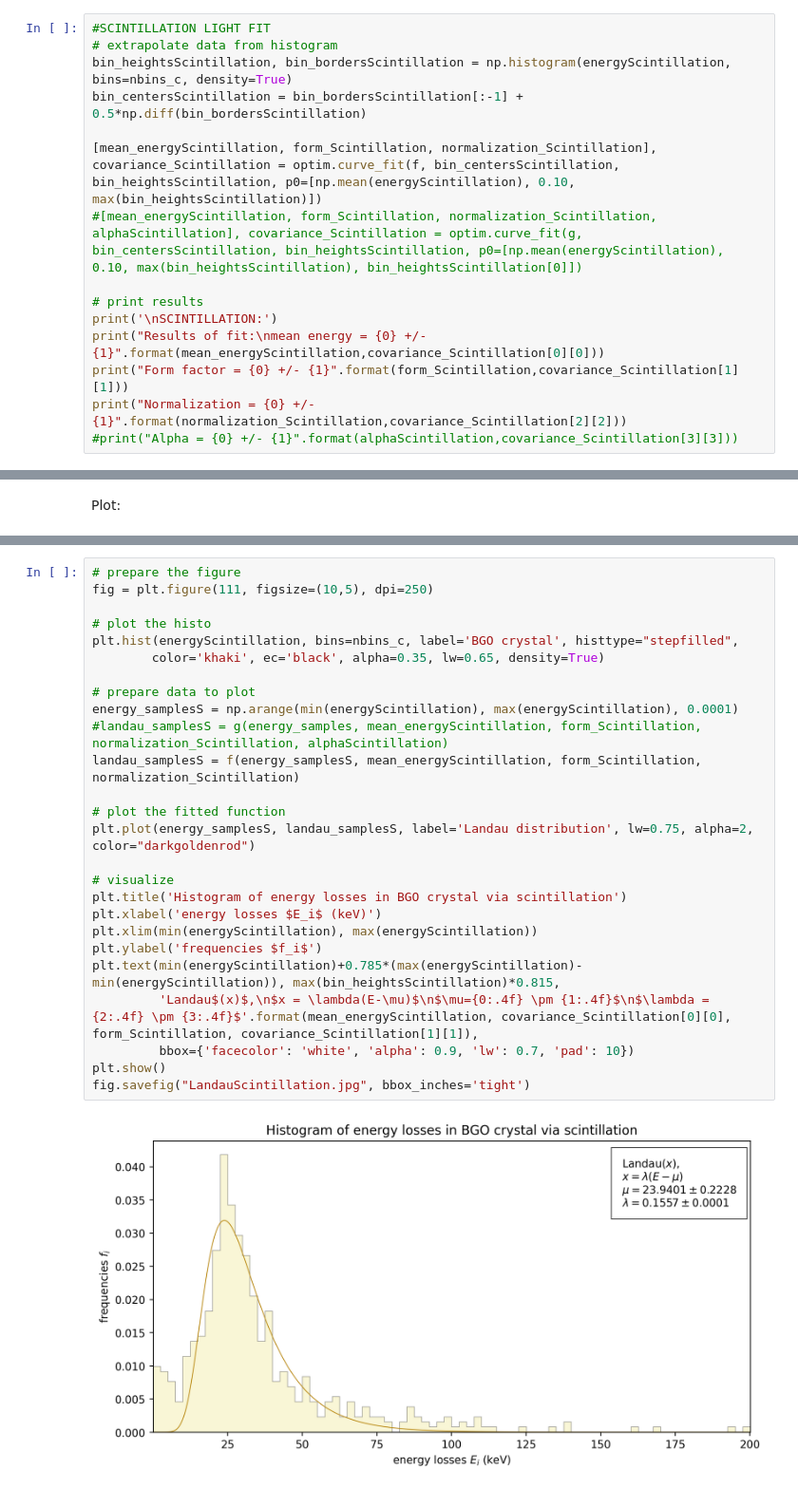
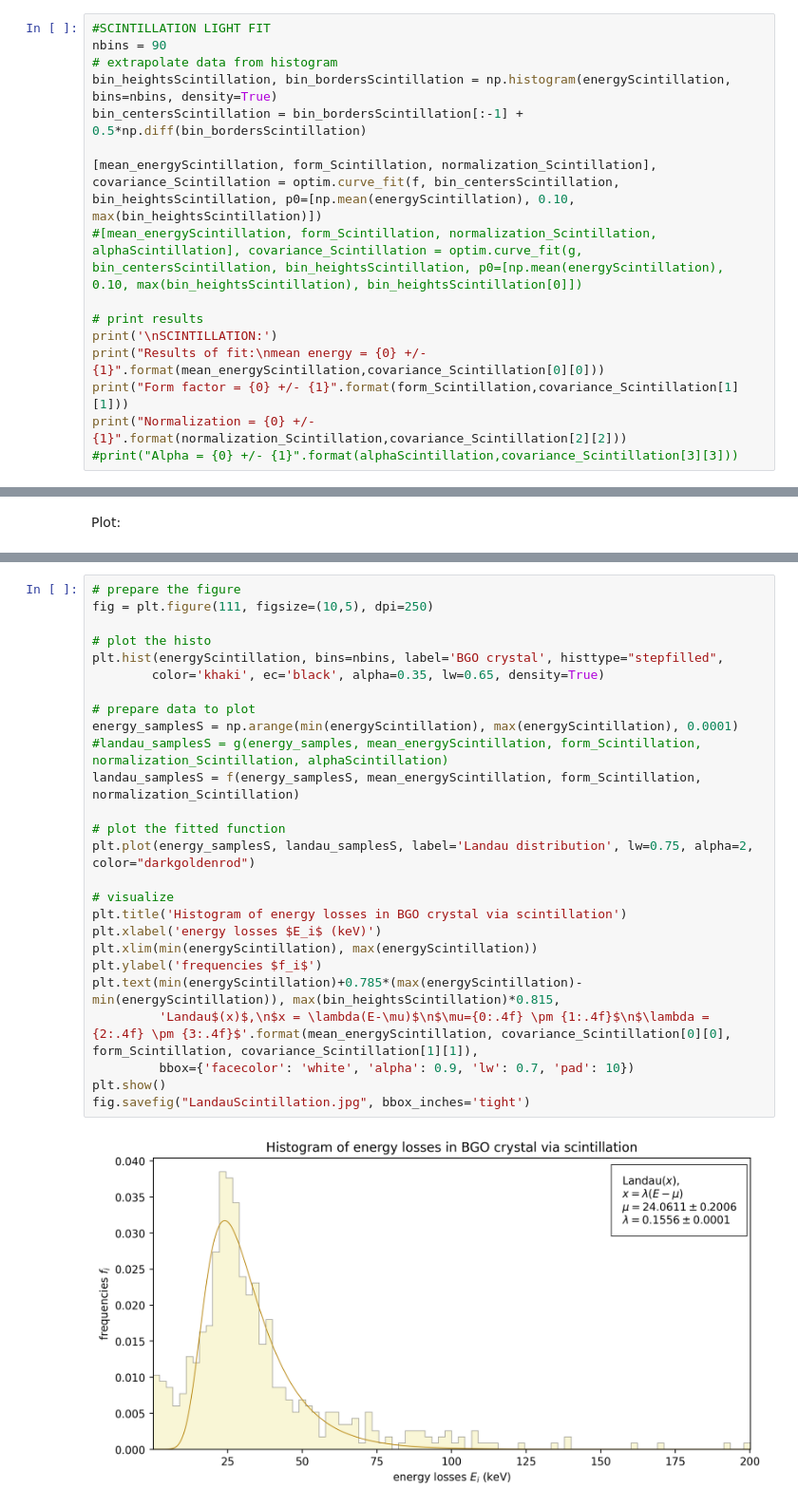
Before and after one commit to emanuelitoss/DreamExperiment, a Jupyter notebook: analysisDreamSimulation/dreamAnalysis.ipynb, the cells around one changed output, grey strips where cells are left out. Shown at 95% size. Cells and saved outputs as stored; diff of their text form.

```diff
--- a/analysisDreamSimulation/dreamAnalysis.ipynb
+++ b/analysisDreamSimulation/dreamAnalysis.ipynb
@@ -272,8 +262,9 @@ def g(x, mean, form, normalization, alpha):
 #### Fit of both Cherenkov and Scintillation distributions:
 # %%
 #SCINTILLATION LIGHT FIT
+nbins = 90
 # extrapolate data from histogram
-bin_heightsScintillation, bin_bordersScintillation = np.histogram(energyScintillation, bins=nbins_c, density=True)
+bin_heightsScintillation, bin_bordersScintillation = np.histogram(energyScintillation, bins=nbins, density=True)
 bin_centersScintillation = bin_bordersScintillation[:-1] + 0.5*np.diff(bin_bordersScintillation)
 
 [mean_energyScintillation, form_Scintillation, normalization_Scintillation], covariance_Scintillation = optim.curve_fit(f, bin_centersScintillation, bin_heightsScintillation, p0=[np.mean(energyScintillation), 0.10, max(bin_heightsScintillation)])
@@ -313,28 +304,28 @@ fig.savefig("LandauCerenkov.jpg", bbox_inches='tight')
 # %%
 # prepare the figure
 fig = plt.figure(111, figsize=(10,5), dpi=250)
 
 # plot the histo
-plt.hist(energyScintillation, bins=nbins_c, label='BGO crystal', histtype="stepfilled",
+plt.hist(energyScintillation, bins=nbins, label='BGO crystal', histtype="stepfilled",
         color='khaki', ec='black', alpha=0.35, lw=0.65, density=True)
 
 # prepare data to plot
 energy_samplesS = np.arange(min(energyScintillation), max(energyScintillation), 0.0001)
 #landau_samplesS = g(energy_samples, mean_energyScintillation, form_Scintillation, normalization_Scintillation, alphaScintillation)
 landau_samplesS = f(energy_samplesS, mean_energyScintillation, form_Scintillation, normalization_Scintillation)
 
 # plot the fitted function
 plt.plot(energy_samplesS, landau_samplesS, label='Landau distribution', lw=0.75, alpha=2, color="darkgoldenrod")
 
 # visualize
 plt.title('Histogram of energy losses in BGO crystal via scintillation')
 plt.xlabel('energy losses $E_i$ (keV)')
 plt.xlim(min(energyScintillation), max(energyScintillation))
 plt.ylabel('frequencies $f_i$')
 plt.text(min(energyScintillation)+0.785*(max(energyScintillation)-min(energyScintillation)), max(bin_heightsScintillation)*0.815,
          'Landau$(x)$,\n$x = \lambda(E-\mu)$\n$\mu={0:.4f} \pm {1:.4f}$\n$\lambda = {2:.4f} \pm {3:.4f}$'.format(mean_energyScintillation, covariance_Scintillation[0][0], form_Scintillation, covariance_Scintillation[1][1]),
          bbox={'facecolor': 'white', 'alpha': 0.9, 'lw': 0.7, 'pad': 10})
 plt.show()
 fig.savefig("LandauScintillation.jpg", bbox_inches='tight')
 # %% [output]
-[figure, old version]
+[figure, new version]
```
Also changed, not shown: parts of 4 cells of this notebook.
